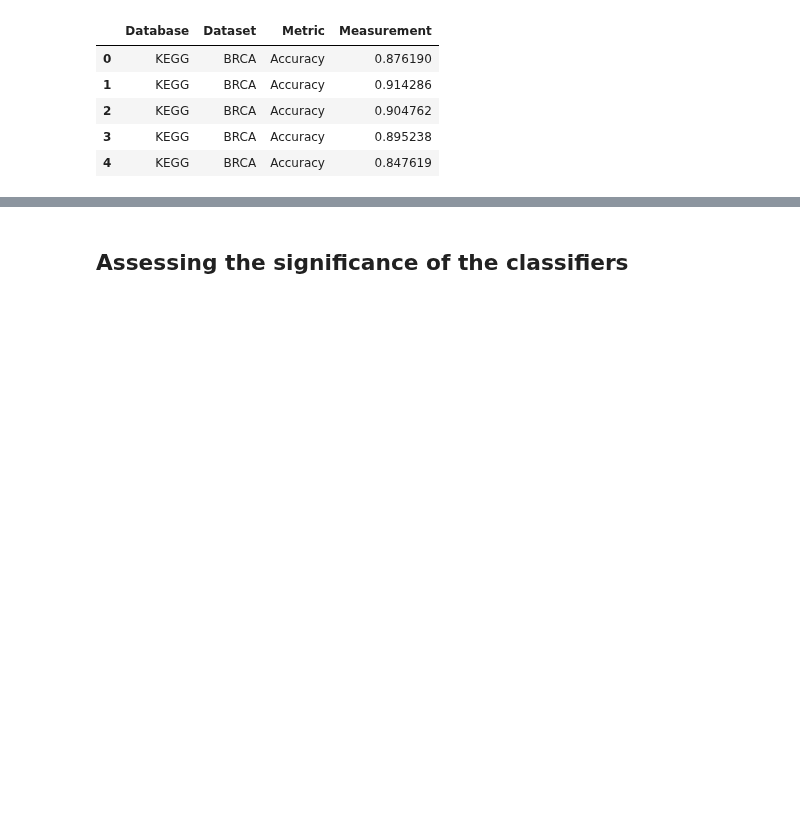
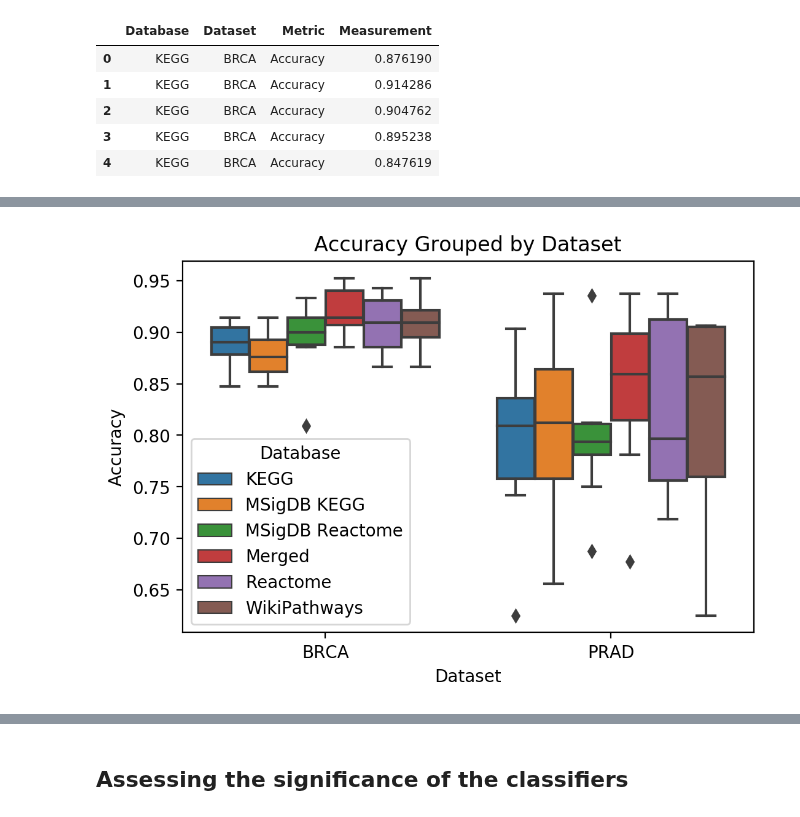
Before and after one commit to pathwayforte/results, a Jupyter notebook: notebooks/evaluation/Plot Evaluation of Subtype Classification.ipynb, the cells around one changed output, grey strips where cells are left out. Cells and saved outputs as stored; diff of their text form; code cells hidden in the pictures; blank space fills up the shorter version.

```diff
--- a/notebooks/evaluation/Plot Evaluation of Subtype Classification.ipynb
+++ b/notebooks/evaluation/Plot Evaluation of Subtype Classification.ipynb
@@ -73,0 +74,11 @@ plt.show()
+# %%
+ax = sns.boxplot(
+    y='Accuracy',
+    x='Dataset',
+    hue='Database',
+    data=accuracy_df,
+)
+plt.title('Accuracy Grouped by Dataset')
+plt.show()
+# %% [output]
+[figure, added]
```
Also changed, not shown: parts of 10 cells of this notebook.
